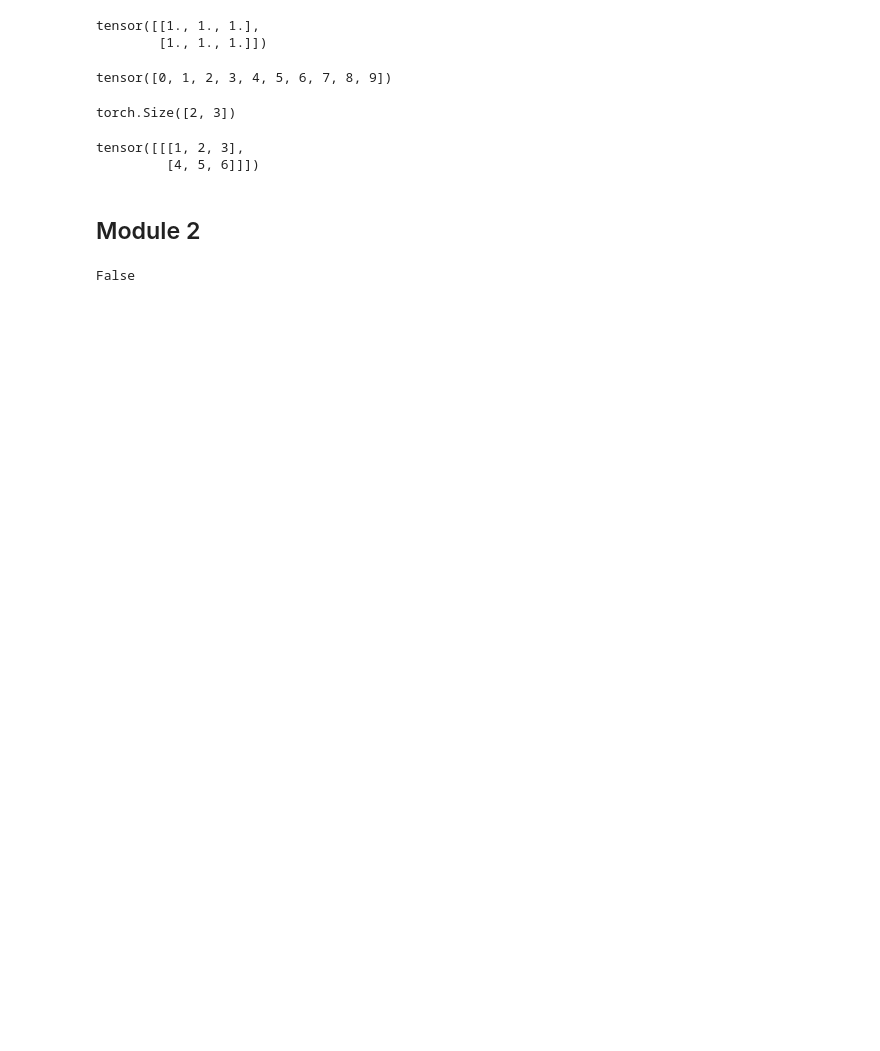
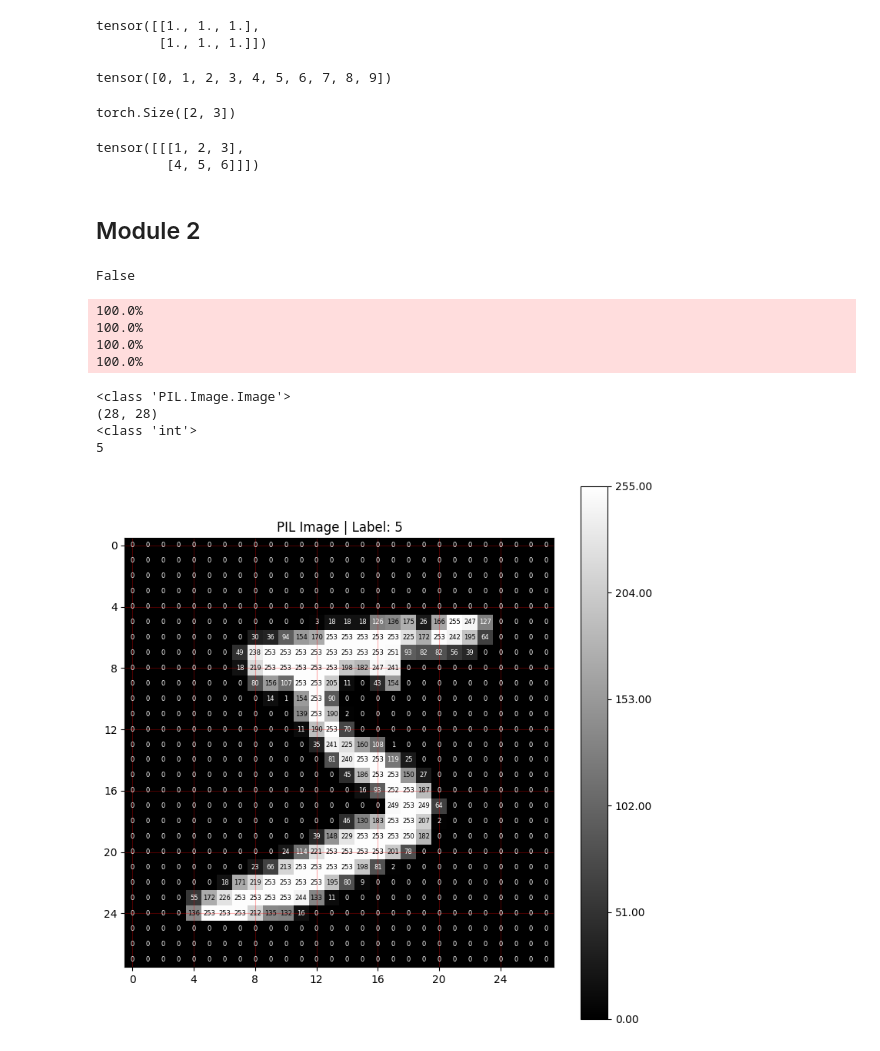
Before and after one commit to 1997kb/PyTorch, a Jupyter notebook: deeplearning/Labs.ipynb, the cells around one changed output. Drawn from its saved outputs; the diff is of its cells as text; code cells hidden in the pictures; blank space fills up the shorter version.

```diff
--- a/deeplearning/Labs.ipynb
+++ b/deeplearning/Labs.ipynb
@@ -377,0 +585,29 @@ from torch.utils.data import DataLoader
+# %%
+data_path = "./data"
+# %%
+train_dataset_without_transform = torchvision.datasets.MNIST(
+    root=data_path,
+    train=True,
+    download=True
+
+)
+# %% [output]
+100.0%
+100.0%
+100.0%
+100.0%
+# %%
+image_pil,label = train_dataset_without_transform[0]
+print(type(image_pil))
+print(image_pil.size)
+print(type(label))
+print(label)
+# %% [output]
+<class 'PIL.Image.Image'>
+(28, 28)
+<class 'int'>
+5
+# %%
+display_image(image_pil,label,"PIL Image",show_values=True)
+# %% [output]
+[figure, added]
```
Also changed, not shown: parts of 4 cells of this notebook, 8 other files.
